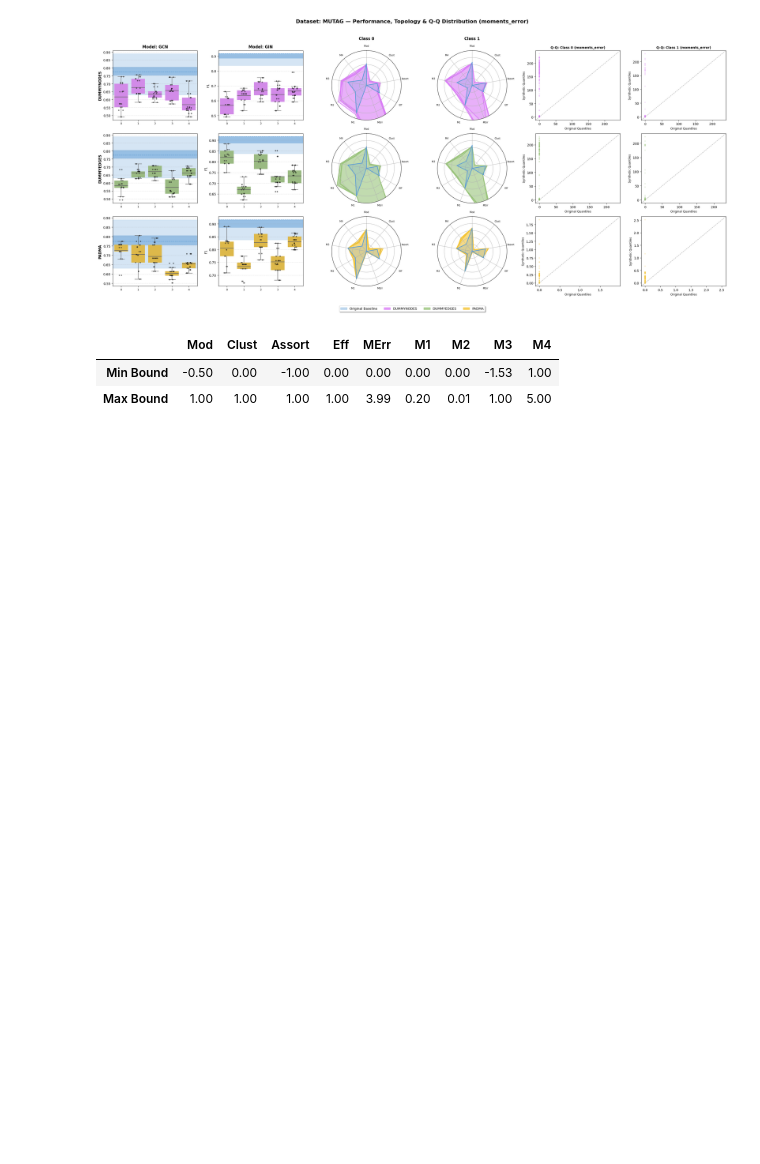
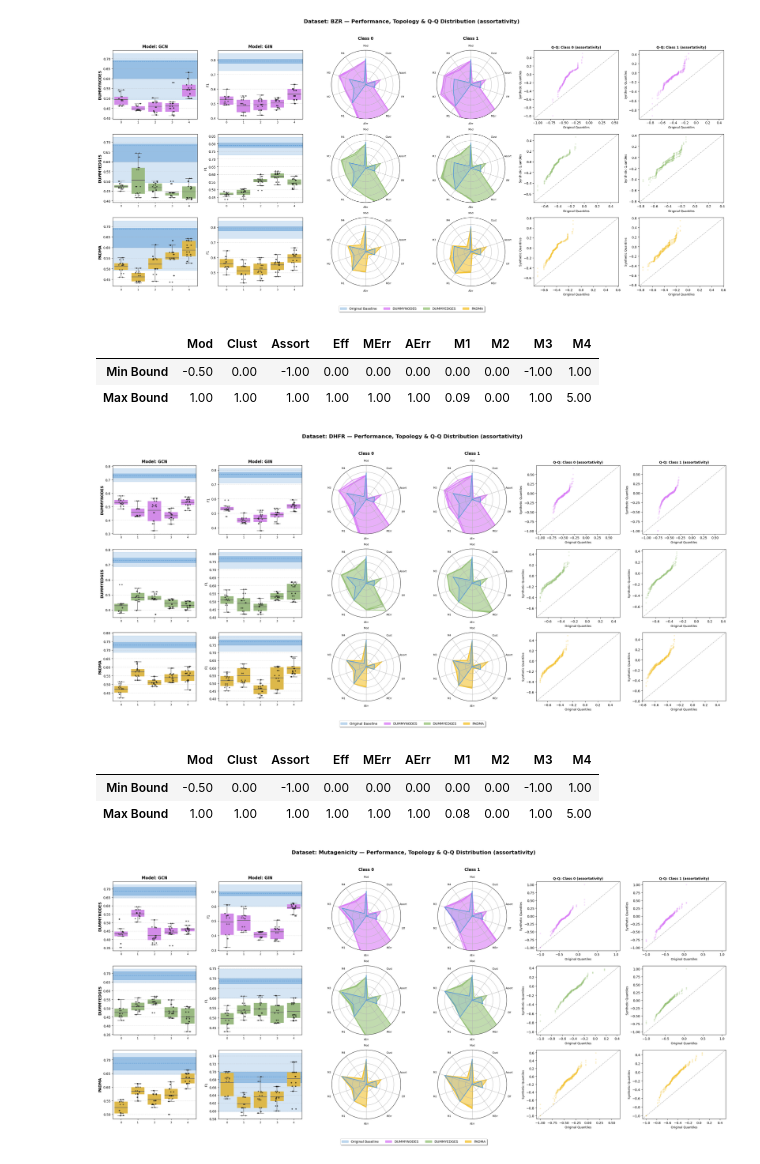
Before and after one commit to Andre1372/syn_bench_gnn, a Jupyter notebook: notebooks/gnn_result_analysis.ipynb, the cells around one changed output. Drawn from its saved outputs; the diff is of its cells as text; code cells hidden in the pictures; blank space fills up the shorter version.

```diff
--- a/notebooks/gnn_result_analysis.ipynb
+++ b/notebooks/gnn_result_analysis.ipynb
@@ -135,7 +215,7 @@ def compute_radar_bounds(df_pg_ds: pd.DataFrame, avg_v: float, avg_e: float) ->
     Returns:
         A dictionary mapping each metric to its safe (min, max) boundaries.
     """
-    bounds: dict[str, tuple[float, float]] = {"modularity": (-0.5, 1.0), "clustering": (0.0, 1.0), "assortativity": (-1.0, 1.0), "efficiency": (0.0, 1.0)}
+    bounds: dict[str, tuple[float, float]] = {"modularity": (-0.5, 1.0), "clustering": (0.0, 1.0), "assortativity": (-1.0, 1.0), "efficiency": (0.0, 1.0), "moments_error": (0.0, 1.0), "annd_error": (0.0, 1.0)}
 
     global_90 = df_pg_ds.quantile(0.9, numeric_only=True)
     global_min = df_pg_ds.min(numeric_only=True)
@@ -152,8 +232,6 @@ def compute_radar_bounds(df_pg_ds: pd.DataFrame, avg_v: float, avg_e: float) ->
     # Moment 4 (Kurtosis): Minimum theoretical is 1. Prevent zoom up to 10.
     m4_max = max(5.0, float(global_90.get("deg_moment_4", 0.0)))
     bounds["deg_moment_4"] = (1.0, m4_max)
-
-    bounds["moments_error"] = (0.0, float(global_90.get("moments_error", 1.0)))
 
     # Motifs: Use 90th percentile to avoid outlier-driven scaling
     for i in range(1, 9):
@@ -174,7 +252,7 @@ def plot_performance_trajectory(df: pd.DataFrame, df_pg: pd.DataFrame, dataset:
 
     if df_dataset.empty or df_pg_ds.empty or not methods: return
 
-    topo_metrics = ["modularity", "clustering", "assortativity", "efficiency", "moments_error"]
+    topo_metrics = ["modularity", "clustering", "assortativity", "efficiency", "moments_error", "annd_error"]
     moment_metrics = [f"deg_moment_{i}" for i in range(1, 5)]
     motif_metrics = [f"motif_count_{i}" for i in range(1, 9)] if analyze_motifs else []
     all_metrics = topo_metrics + moment_metrics + motif_metrics
@@ -211,7 +289,7 @@ def plot_performance_trajectory(df: pd.DataFrame, df_pg: pd.DataFrame, dataset:
 
     angles = np.linspace(0, 2 * np.pi, len(all_metrics), endpoint=False).tolist()
     angles += angles[:1]
-    metric_labels = ["Mod", "Clust", "Assort", "Eff", "MErr"] + [f"M{i}" for i in range(1, 5)]
+    metric_labels = ["Mod", "Clust", "Assort", "Eff", "MErr", "AErr"] + [f"M{i}" for i in range(1, 5)]
     if analyze_motifs:
         metric_labels += [f"Motif{i}" for i in range(1, 9)]
 
@@ -319,7 +397,7 @@ def plot_performance_trajectory(df: pd.DataFrame, df_pg: pd.DataFrame, dataset:
 
     # Display Normalization Bounds
     df_bounds = pd.DataFrame(norm_bounds, index=["Min Bound", "Max Bound"])
-    clean_cols = {"modularity": "Mod", "clustering": "Clust", "assortativity": "Assort", "efficiency": "Eff", "moments_error": "MErr"}
+    clean_cols = {"modularity": "Mod", "clustering": "Clust", "assortativity": "Assort", "efficiency": "Eff", "moments_error": "MErr", "annd_error": "AErr"}
     clean_cols.update({f"deg_moment_{i}": f"M{i}" for i in range(1, 5)})
 
     if analyze_motifs:
@@ -331,7 +409,7 @@ def display_detailed_statistics_table(df_pg: pd.DataFrame, dataset: str, analyze
     if df_pg_ds.empty: return
 
     acc_cols = [c for c in df_pg_ds.columns if c.startswith("mean_acc_")]
-    topo_cols = [c for c in df_pg_ds.columns if c in ["modularity", "clustering", "assortativity", "efficiency", "moments_error"]]
+    topo_cols = [c for c in df_pg_ds.columns if c in ["modularity", "clustering", "assortativity", "efficiency", "moments_error", "annd_error"]]
     moment_cols = [c for c in df_pg_ds.columns if c.startswith("deg_moment_")]
     motif_cols = [c for c in df_pg_ds.columns if c.startswith("motif_count_")] if analyze_motifs else []
     all_metrics = acc_cols + topo_cols + moment_cols + motif_cols
@@ -347,7 +425,7 @@ def display_detailed_statistics_table(df_pg: pd.DataFrame, dataset: str, analyze
         if cl in acc_cols:
             cat_mapping[cl], clean_names[cl] = "Accuracy", cl.replace("mean_acc_", "").upper()
         elif cl in topo_cols:
-            cat_mapping[cl], clean_names[cl] = "Topology", "MErr" if cl == "moments_error" else cl.capitalize()
+            cat_mapping[cl], clean_names[cl] = "Topology", "MErr" if cl == "moments_error" else "AErr" if cl == "annd_error" else cl.capitalize()
         elif cl in moment_cols:
             cat_mapping[cl], clean_names[cl] = "Moments", cl.replace("deg_moment_", "M")
         else:
@@ -380,34 +458,39 @@ def display_detailed_statistics_table(df_pg: pd.DataFrame, dataset: str, analyze
     sorted_cols = sorted(df_final.columns, key=lambda x: (cat_order.index(x[0]), x[1], x[2]))
     df_final = df_final[sorted_cols]
 
     def _styler(styler):
         idx_col = 0
         for cat in cat_order:
             if cat in df_final.columns.levels[0]:
                 n = len(df_final[cat].columns)
                 if idx_col > 0: styler.set_table_styles([{"selector": f".col{idx_col}", "props": [("border-left", "2px solid #969696")]}], overwrite=False)
                 idx_col += n
 
         methods = df_final.index.get_level_values("Method")
         for i in range(1, len(df_final)):
             if methods[i] != methods[i-1]:
                 styler.set_table_styles([{"selector": f"tbody tr:nth-child({i+1})", "props": [("border-top", "2px solid #969696")]}], overwrite=False)
 
         styler.format("{:.3f}")
         styler.set_table_styles([
             {"selector": "th", "props": [("text-align", "center"), ("font-size", "10px")]},
             {"selector": "td", "props": [("text-align", "center"), ("font-size", "10px"), ("white-space", "nowrap")]}
         ], overwrite=False)
         styler.apply(lambda col: ["font-weight: bold" if methods[i] == "original" else "" for i in range(len(col))], axis=0)
         return styler
 
     display(_styler(df_final.style))
 
 for ds in DATASETS:
     plot_performance_trajectory(df_raw, df_pg_raw, ds, qq_metric="assortativity", variants_idx=[1, 2, 3, 4, 5], analyze_motifs=False)
     # display_detailed_statistics_table(df_pg_raw, ds, analyze_motifs=True)
 # %% [output]
-[figure, old version]
+[figure, new version]
-|  | Mod | Clust | Assort | Eff | MErr | M1 | M2 | M3 | M4 |
-| Min Bound | -0.50 | 0.00 | -1.00 | 0.00 | 0.00 | 0.00 | 0.00 | -1.53 | 1.00 |
-| Max Bound | 1.00 | 1.00 | 1.00 | 1.00 | 3.99 | 0.20 | 0.01 | 1.00 | 5.00 |
+|  | Mod | Clust | Assort | Eff | MErr | AErr | M1 | M2 | M3 | M4 |
+| Min Bound | -0.50 | 0.00 | -1.00 | 0.00 | 0.00 | 0.00 | 0.00 | 0.00 | -1.00 | 1.00 |
+| Max Bound | 1.00 | 1.00 | 1.00 | 1.00 | 1.00 | 1.00 | 0.09 | 0.00 | 1.00 | 5.00 |
+[figure, added]
+|  | Mod | Clust | Assort | Eff | MErr | AErr | M1 | M2 | M3 | M4 |
+| Min Bound | -0.50 | 0.00 | -1.00 | 0.00 | 0.00 | 0.00 | 0.00 | 0.00 | -1.00 | 1.00 |
+| Max Bound | 1.00 | 1.00 | 1.00 | 1.00 | 1.00 | 1.00 | 0.08 | 0.00 | 1.00 | 5.00 |
+[figure, added]
```
Also changed, not shown: parts of 5 cells of this notebook, 5 other files.
